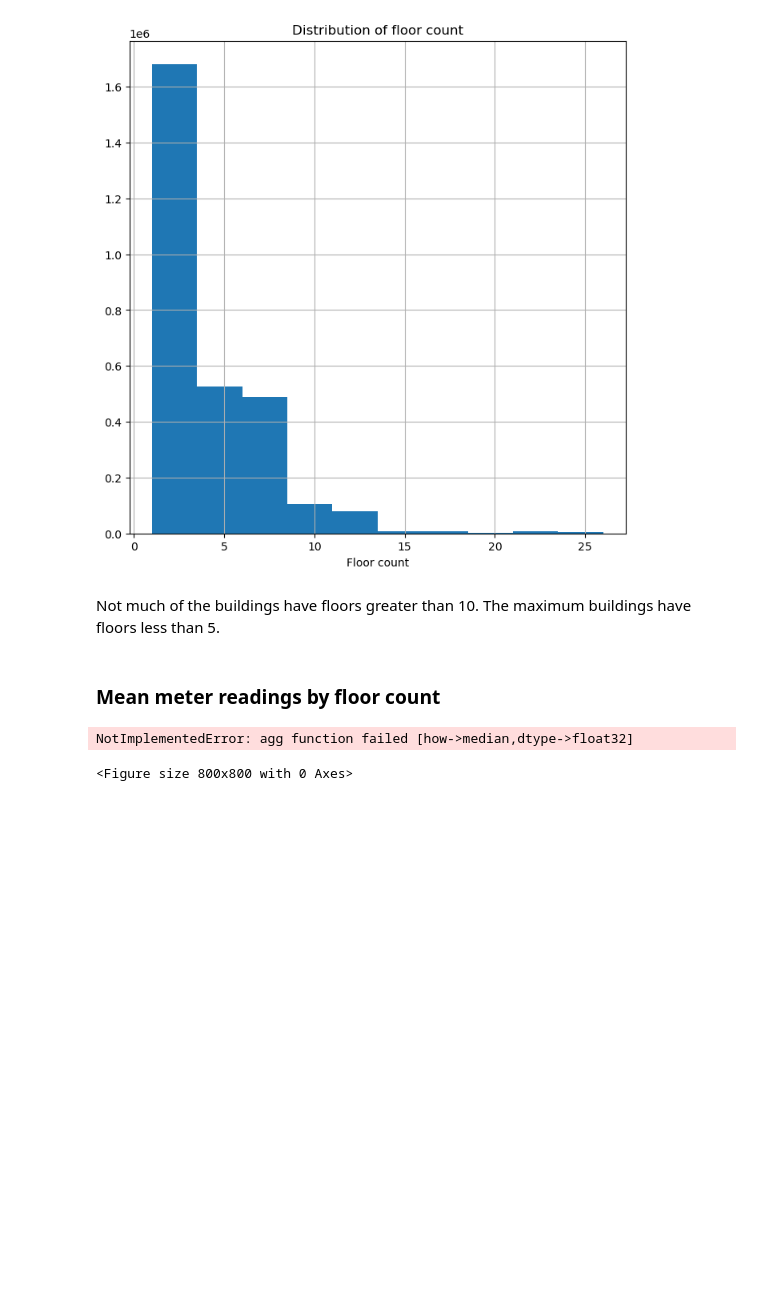
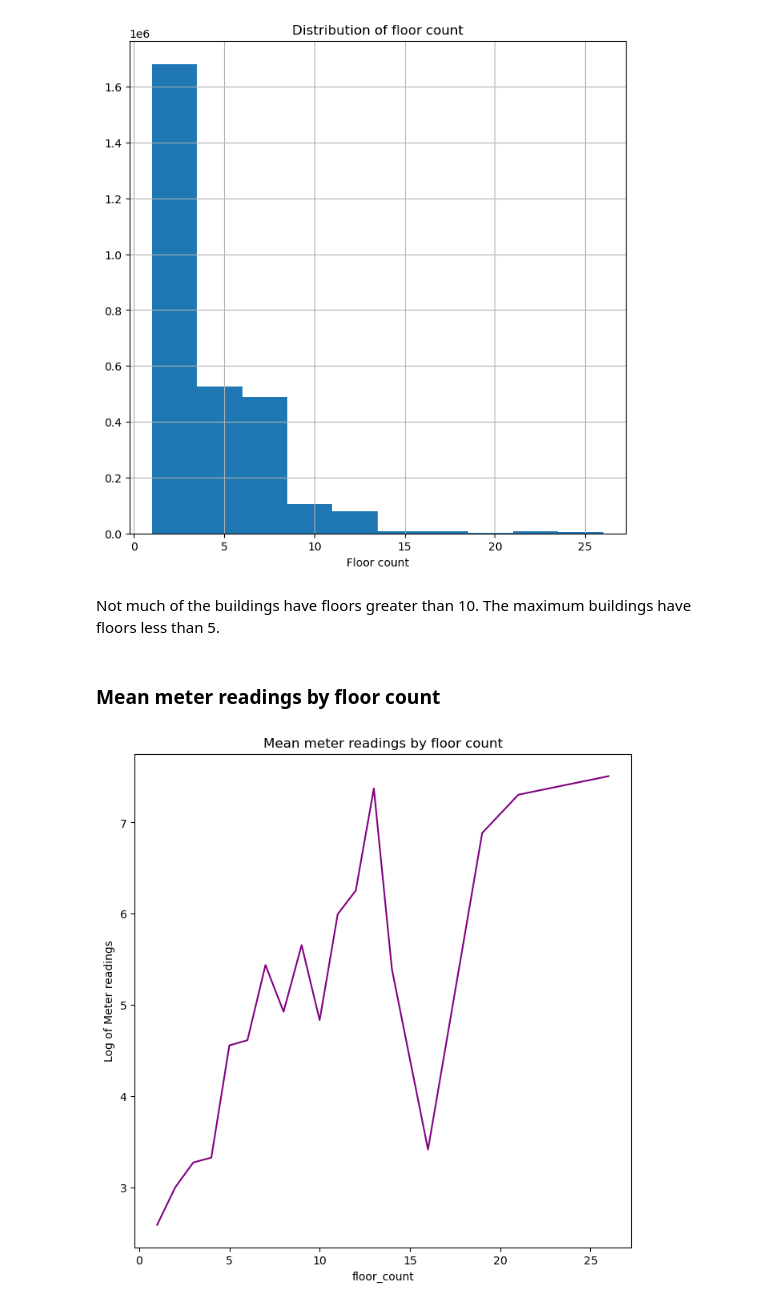
Before and after one commit to goksu-uzunturk/DI502_ElectricityPrediction, a Jupyter notebook: notebooks/EDA.ipynb, the cells around one changed output. Cells and saved outputs as stored; diff of their text form; code cells hidden in the pictures; blank space fills up the shorter version.

```diff
--- a/notebooks/EDA.ipynb
+++ b/notebooks/EDA.ipynb
@@ -304,11 +307,11 @@ Not much of the buildings have floors greater than 10. The maximum buildings hav
 ### Mean meter readings by floor count
 # %%
 plt.figure(figsize=(8,8))
+train['floor_count'] = train['floor_count'].astype('float32')
 floor_df= train.groupby('floor_count').log_meter_reading.mean().reset_index()
 sns.lineplot(x=floor_df['floor_count'], y=floor_df['log_meter_reading'], color='purple')
 plt.ylabel("Log of Meter readings")
 plt.title("Mean meter readings by floor count")
 plt.show()
 # %% [output]
-NotImplementedError: agg function failed [how->median,dtype->float32]
-<Figure size 800x800 with 0 Axes>
+[figure, added]
```
Also changed, not shown: parts of 21 cells of this notebook.
